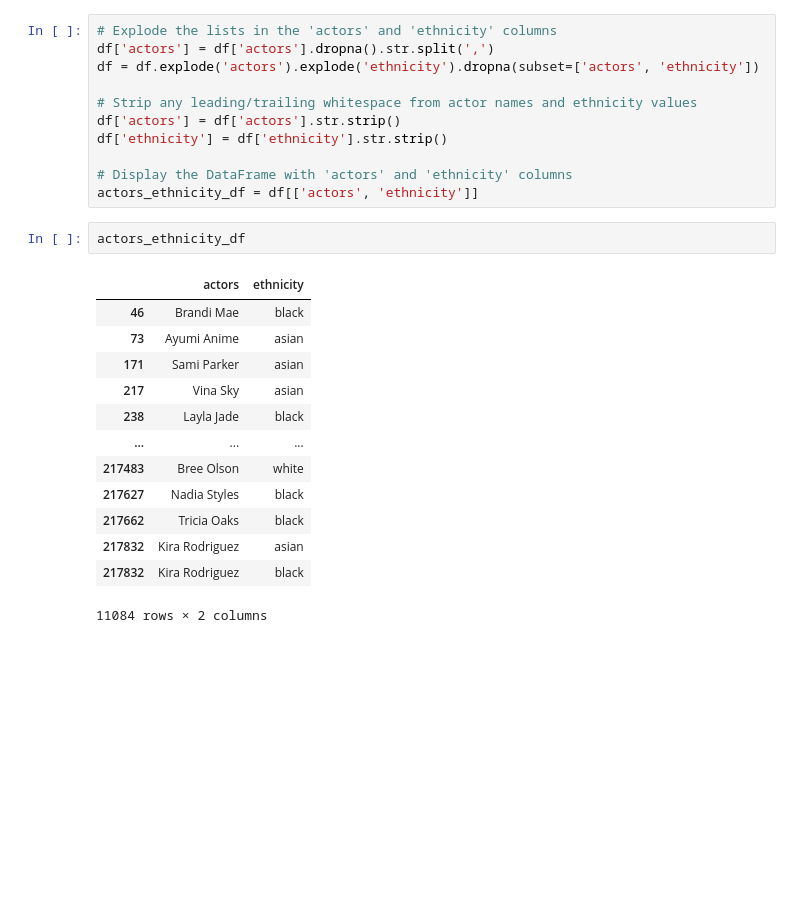
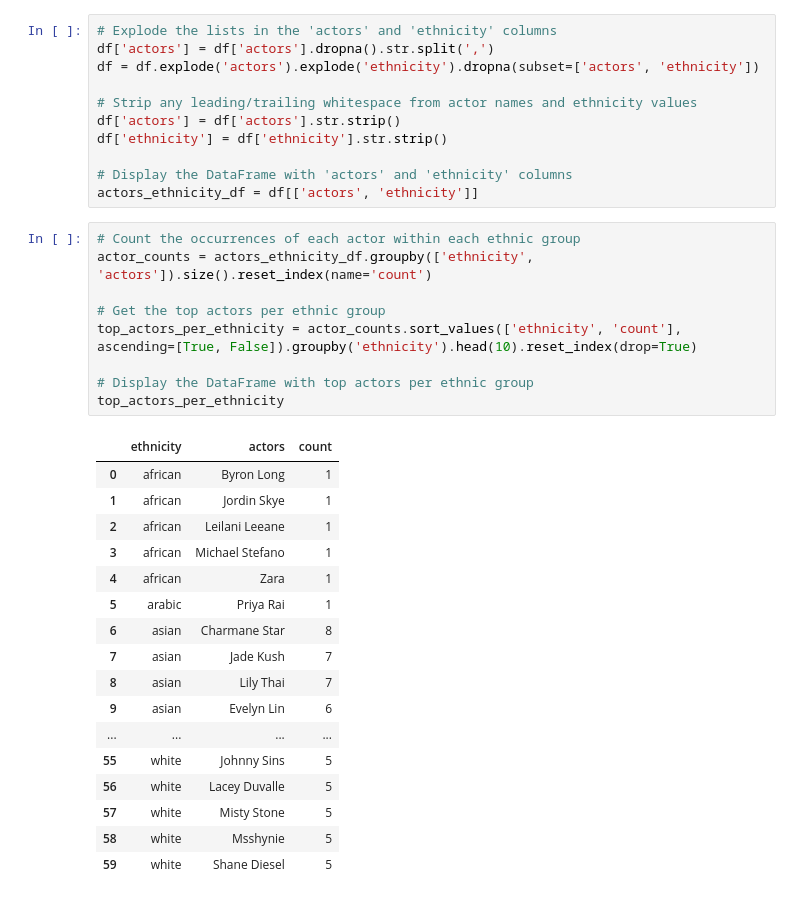
Before and after one commit to ptypes-nlesc/stereotype-map, a Jupyter notebook: notebooks/Actors.ipynb, the cells around one changed output. Cells and saved outputs as stored; diff of their text form; blank space fills up the shorter version.

Commit message:
top actors per ethinic group

```diff
--- a/notebooks/Actors.ipynb
+++ b/notebooks/Actors.ipynb
@@ -206,19 +205,30 @@ df['ethnicity'] = df['ethnicity'].str.strip()
 
 # Display the DataFrame with 'actors' and 'ethnicity' columns
 actors_ethnicity_df = df[['actors', 'ethnicity']]
-# %%
-actors_ethnicity_df
-# %% [output]
-|  | actors | ethnicity |
-| 46 | Brandi Mae | black |
-| 73 | Ayumi Anime | asian |
-| 171 | Sami Parker | asian |
-| 217 | Vina Sky | asian |
-| 238 | Layla Jade | black |
-| ... | ... | ... |
-| 217483 | Bree Olson | white |
-| 217627 | Nadia Styles | black |
-| 217662 | Tricia Oaks | black |
-| 217832 | Kira Rodriguez | asian |
-| 217832 | Kira Rodriguez | black |
-11084 rows × 2 columns
+# %%
+# Count the occurrences of each actor within each ethnic group
+actor_counts = actors_ethnicity_df.groupby(['ethnicity', 'actors']).size().reset_index(name='count')
+
+# Get the top actors per ethnic group
+top_actors_per_ethnicity = actor_counts.sort_values(['ethnicity', 'count'], ascending=[True, False]).groupby('ethnicity').head(10).reset_index(drop=True)
+
+# Display the DataFrame with top actors per ethnic group
+top_actors_per_ethnicity
+# %% [output]
+|  | ethnicity | actors | count |
+| 0 | african | Byron Long | 1 |
+| 1 | african | Jordin Skye | 1 |
+| 2 | african | Leilani Leeane | 1 |
+| 3 | african | Michael Stefano | 1 |
+| 4 | african | Zara | 1 |
+| 5 | arabic | Priya Rai | 1 |
+| 6 | asian | Charmane Star | 8 |
+| 7 | asian | Jade Kush | 7 |
+| 8 | asian | Lily Thai | 7 |
+| 9 | asian | Evelyn Lin | 6 |
+| ... | ... | ... | ... |
+| 55 | white | Johnny Sins | 5 |
+| 56 | white | Lacey Duvalle | 5 |
+| 57 | white | Misty Stone | 5 |
+| 58 | white | Msshynie | 5 |
+| 59 | white | Shane Diesel | 5 |
```
Also changed, not shown: parts of 7 cells of this notebook.
